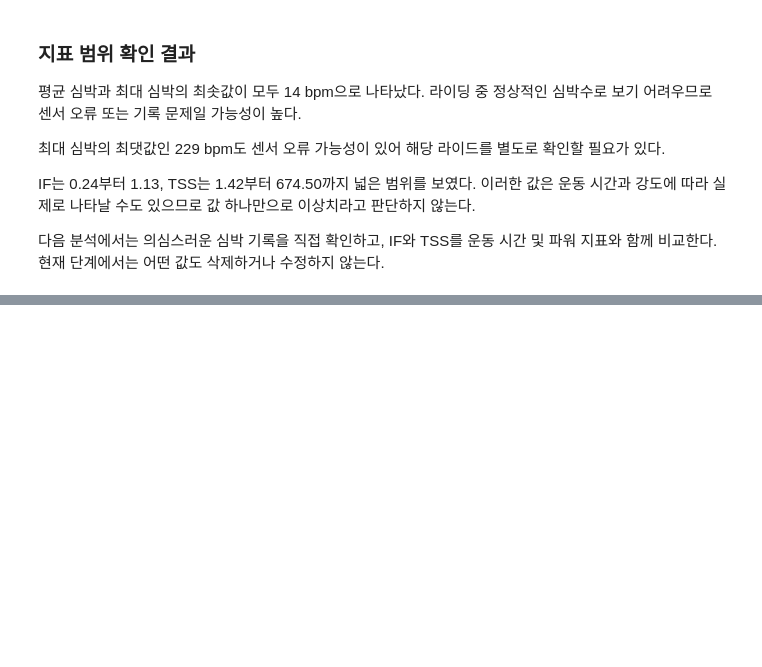
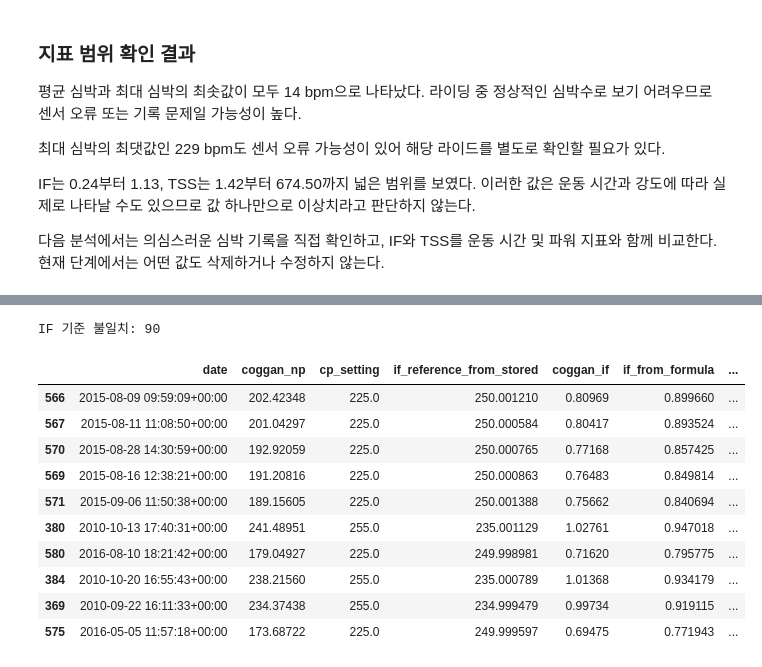
Before and after one commit to jhh0107gsc-hub/cycling, a Jupyter notebook: notebooks/01_goldencheetah_exploration.ipynb, the cells around one changed output, grey strips where cells are left out. Drawn from its saved outputs; the diff is of its cells as text; code cells hidden in the pictures; blank space fills up the shorter version.

```diff
--- a/notebooks/01_goldencheetah_exploration.ipynb
+++ b/notebooks/01_goldencheetah_exploration.ipynb
@@ -787,0 +941,14 @@ IF는 0.24부터 1.13, TSS는 1.42부터 674.50까지 넓은 범위를
+# %%
+cleaned_df["if_from_formula"] = (
+    cleaned_df["coggan_np"]
+    / cleaned_df["cp_setting"]
+)
+
+cleaned_df["if_absolute_difference"] = (
+    cleaned_df["coggan_if"]
+    - cleaned_df["if_from_formula"]
+).abs()
+
+cleaned_df[
+    "if_absolute_difference"
+].dropna().describe().round(6)
@@ -787,0 +965,44 @@ IF는 0.24부터 1.13, TSS는 1.42부터 674.50까지 넓은 범위를
+# %%
+if_difference_needs_review = (
+    cleaned_df["if_absolute_difference"] > 0.001
+)
+
+print(
+    "IF 기준 불일치:",
+    if_difference_needs_review.sum()
+)
+# %% [output]
+IF 기준 불일치: 90
+# %%
+cleaned_df["if_reference_from_stored"] = (
+    cleaned_df["coggan_np"]
+    / cleaned_df["coggan_if"]
+)
+
+cleaned_df.loc[
+    if_difference_needs_review,
+    [
+        "date",
+        "coggan_np",
+        "cp_setting",
+        "if_reference_from_stored",
+        "coggan_if",
+        "if_from_formula",
+        "if_absolute_difference",
+    ]
+].nlargest(
+    10,
+    "if_absolute_difference"
+)
+# %% [output]
+|  | date | coggan_np | cp_setting | if_reference_from_stored | coggan_if | if_from_formula | ... |
+| 566 | 2015-08-09 09:59:09+00:00 | 202.42348 | 225.0 | 250.001210 | 0.80969 | 0.899660 | ... |
+| 567 | 2015-08-11 11:08:50+00:00 | 201.04297 | 225.0 | 250.000584 | 0.80417 | 0.893524 | ... |
+| 570 | 2015-08-28 14:30:59+00:00 | 192.92059 | 225.0 | 250.000765 | 0.77168 | 0.857425 | ... |
+| 569 | 2015-08-16 12:38:21+00:00 | 191.20816 | 225.0 | 250.000863 | 0.76483 | 0.849814 | ... |
+| 571 | 2015-09-06 11:50:38+00:00 | 189.15605 | 225.0 | 250.001388 | 0.75662 | 0.840694 | ... |
+| 380 | 2010-10-13 17:40:31+00:00 | 241.48951 | 255.0 | 235.001129 | 1.02761 | 0.947018 | ... |
+| 580 | 2016-08-10 18:21:42+00:00 | 179.04927 | 225.0 | 249.998981 | 0.71620 | 0.795775 | ... |
+| 384 | 2010-10-20 16:55:43+00:00 | 238.21560 | 255.0 | 235.000789 | 1.01368 | 0.934179 | ... |
+| 369 | 2010-09-22 16:11:33+00:00 | 234.37438 | 255.0 | 234.999479 | 0.99734 | 0.919115 | ... |
+| 575 | 2016-05-05 11:57:18+00:00 | 173.68722 | 225.0 | 249.999597 | 0.69475 | 0.771943 | ... |
```
Also changed, not shown: parts of 19 cells of this notebook.
